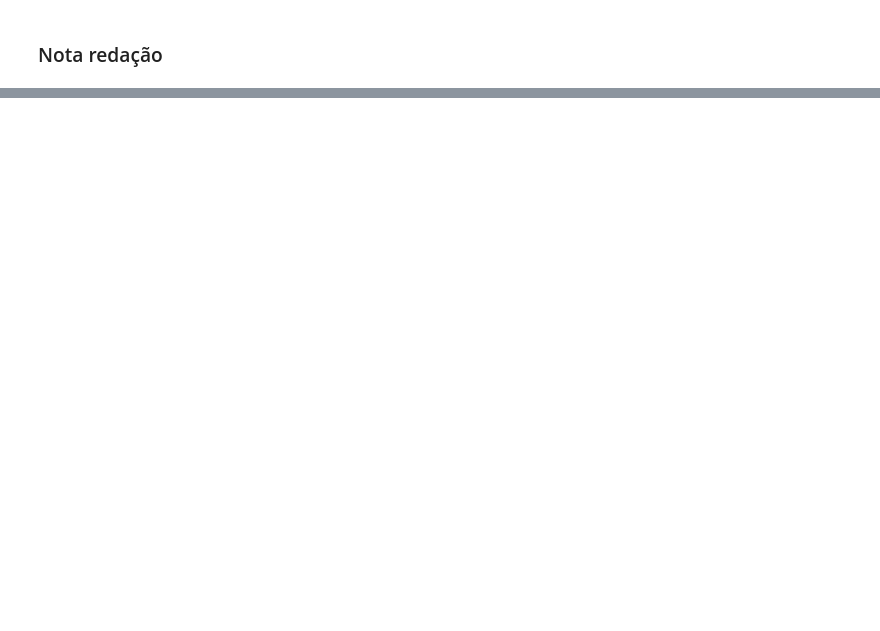
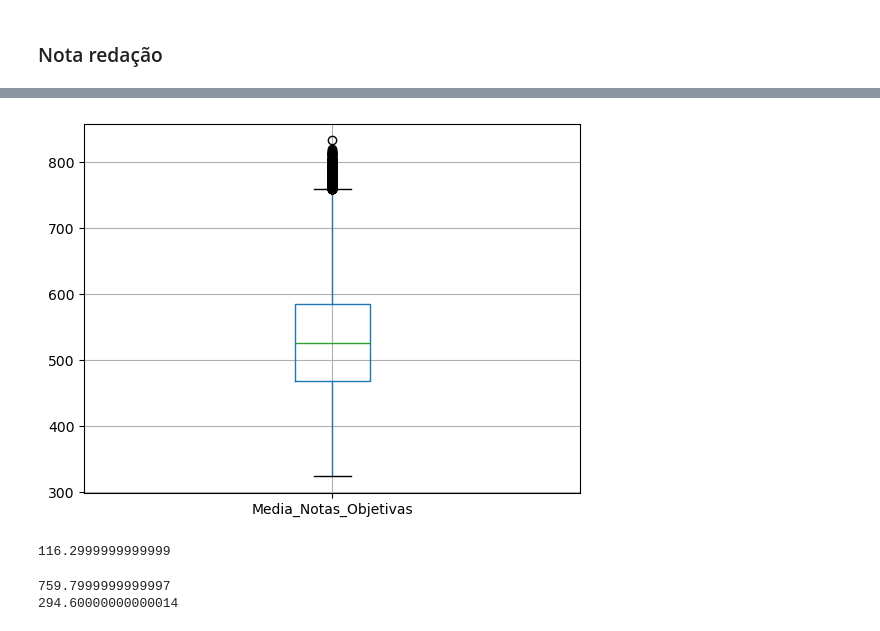
Before and after one commit to Joangopa/Enem_2023, a Jupyter notebook: predictEnem.ipynb, the cells around one changed output, grey strips where cells are left out. Saved outputs shown, nothing was run; the diff lists cells and outputs as text; code cells hidden in the pictures; blank space fills up the shorter version.

```diff
--- a/predictEnem.ipynb
+++ b/predictEnem.ipynb
@@ -457,0 +468,2 @@ amostra_features = pd.get_dummies(dados_features, prefix=onehot_enc_features, co
+# %%
+dados_NotaMediaObjetiva = pd.DataFrame(dados_NotaMediaObjetiva)
@@ -457,0 +498,21 @@ amostra_features = pd.get_dummies(dados_features, prefix=onehot_enc_features, co
+# %%
+dados_NotaMediaObjetiva.boxplot()
+plt.show()
+# %% [output]
+[figure, added]
+# %%
+Q1 = dados_NotaMediaObjetiva['Media_Notas_Objetivas'].quantile(0.25)
+Q3 = dados_NotaMediaObjetiva['Media_Notas_Objetivas'].quantile(0.75)
+IQR = Q3 - Q1
+print(IQR)
+# %% [output]
+116.2999999999999
+# %%
+lim_sup = Q3 + 1.5*IQR
+print(lim_sup)
+
+lim_inf = Q1 - 1.5*IQR
+print(lim_inf)
+# %% [output]
+759.7999999999997
+294.60000000000014
```
Also changed, not shown: parts of 47 cells of this notebook.
